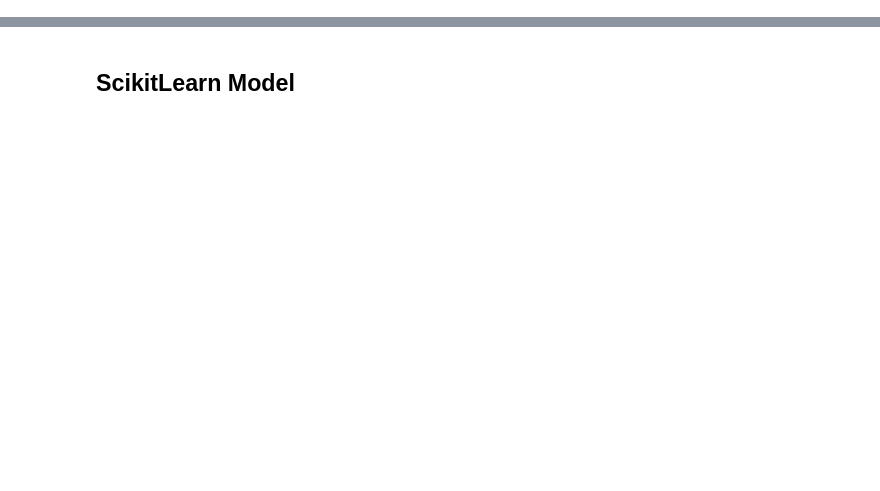
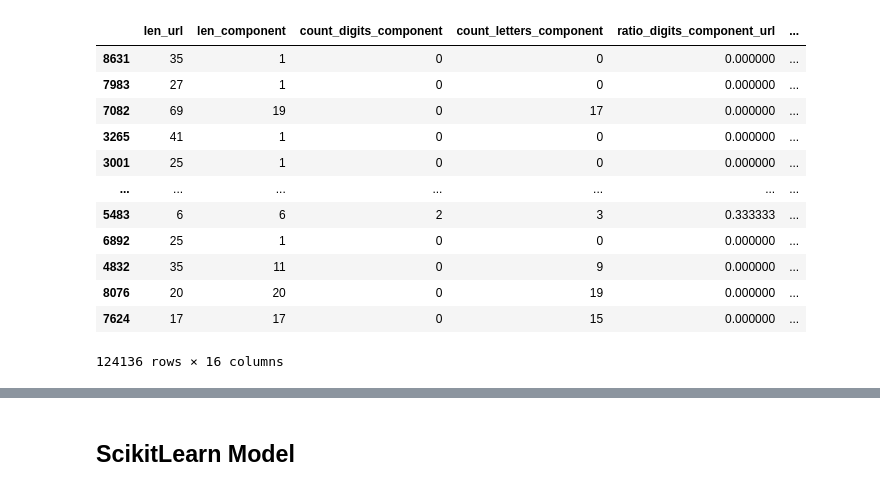
Before and after one commit to JuanPabloSGU/phishnet, a Jupyter notebook: artint/src/models/LogisticRegression.ipynb, the cells around one changed output, grey strips where cells are left out. Drawn from its saved outputs; the diff is of its cells as text; code cells hidden in the pictures; blank space fills up the shorter version.

```diff
--- a/artint/src/models/LogisticRegression.ipynb
+++ b/artint/src/models/LogisticRegression.ipynb
@@ -20,0 +23,25 @@ X_train, X_test, y_train, y_test = dataloader.train_test_split(0.8, None)
+# %%
+dataloader = DataLoader(
+    Elastic(timeout=5)
+)
+# %%
+X = dataloader.lex_df.drop('type', axis=1, inplace=False)
+y = dataloader.lex_df['type']
+
+X_train, X_test, y_train, y_test = dataloader.train_test_split(X, y, train_split=0.8, random_state=15)
+# %%
+X_train
+# %% [output]
+|  | len_url | len_component | count_digits_component | count_letters_component | ratio_digits_component_url | ... |
+| 8631 | 35 | 1 | 0 | 0 | 0.000000 | ... |
+| 7983 | 27 | 1 | 0 | 0 | 0.000000 | ... |
+| 7082 | 69 | 19 | 0 | 17 | 0.000000 | ... |
+| 3265 | 41 | 1 | 0 | 0 | 0.000000 | ... |
+| 3001 | 25 | 1 | 0 | 0 | 0.000000 | ... |
+| ... | ... | ... | ... | ... | ... | ... |
+| 5483 | 6 | 6 | 2 | 3 | 0.333333 | ... |
+| 6892 | 25 | 1 | 0 | 0 | 0.000000 | ... |
+| 4832 | 35 | 11 | 0 | 9 | 0.000000 | ... |
+| 8076 | 20 | 20 | 0 | 19 | 0.000000 | ... |
+| 7624 | 17 | 17 | 0 | 15 | 0.000000 | ... |
+124136 rows × 16 columns
```
Also changed, not shown: parts of 7 cells of this notebook, 1 other file.
